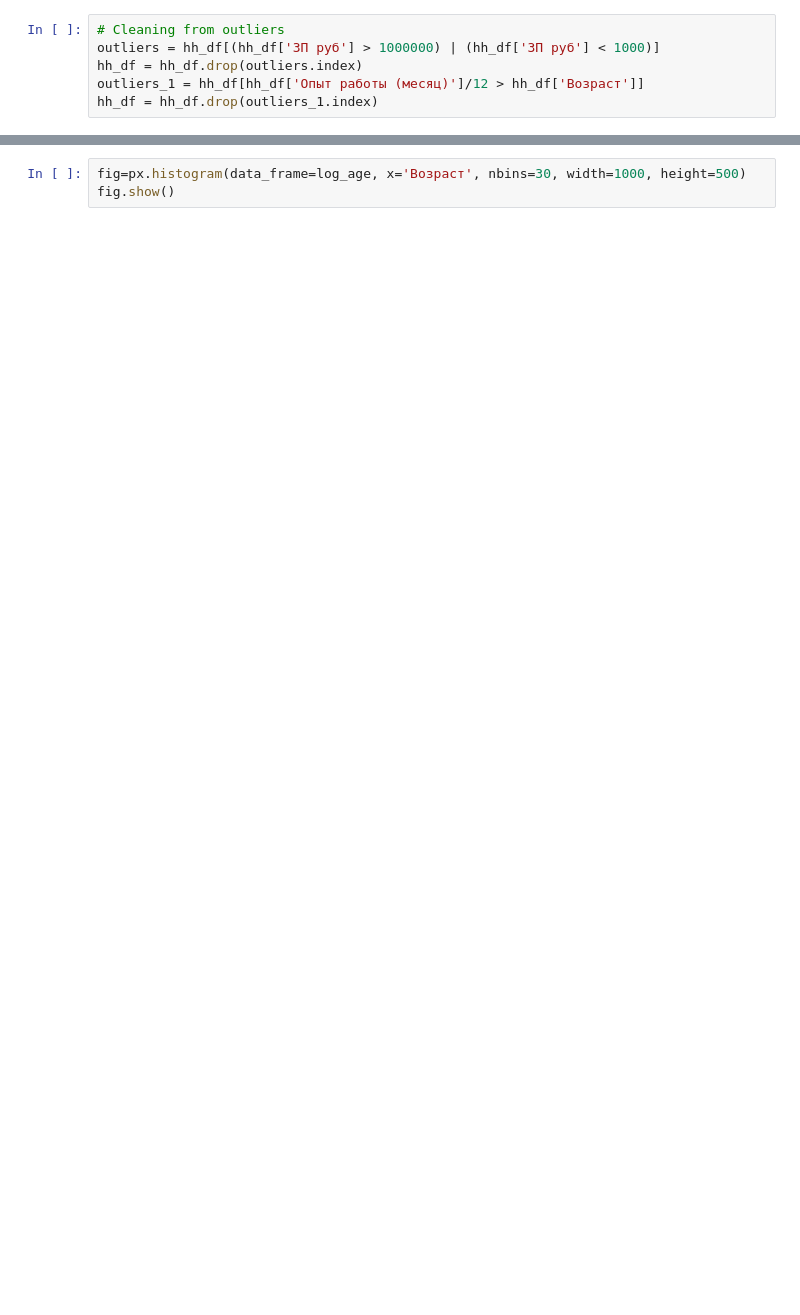
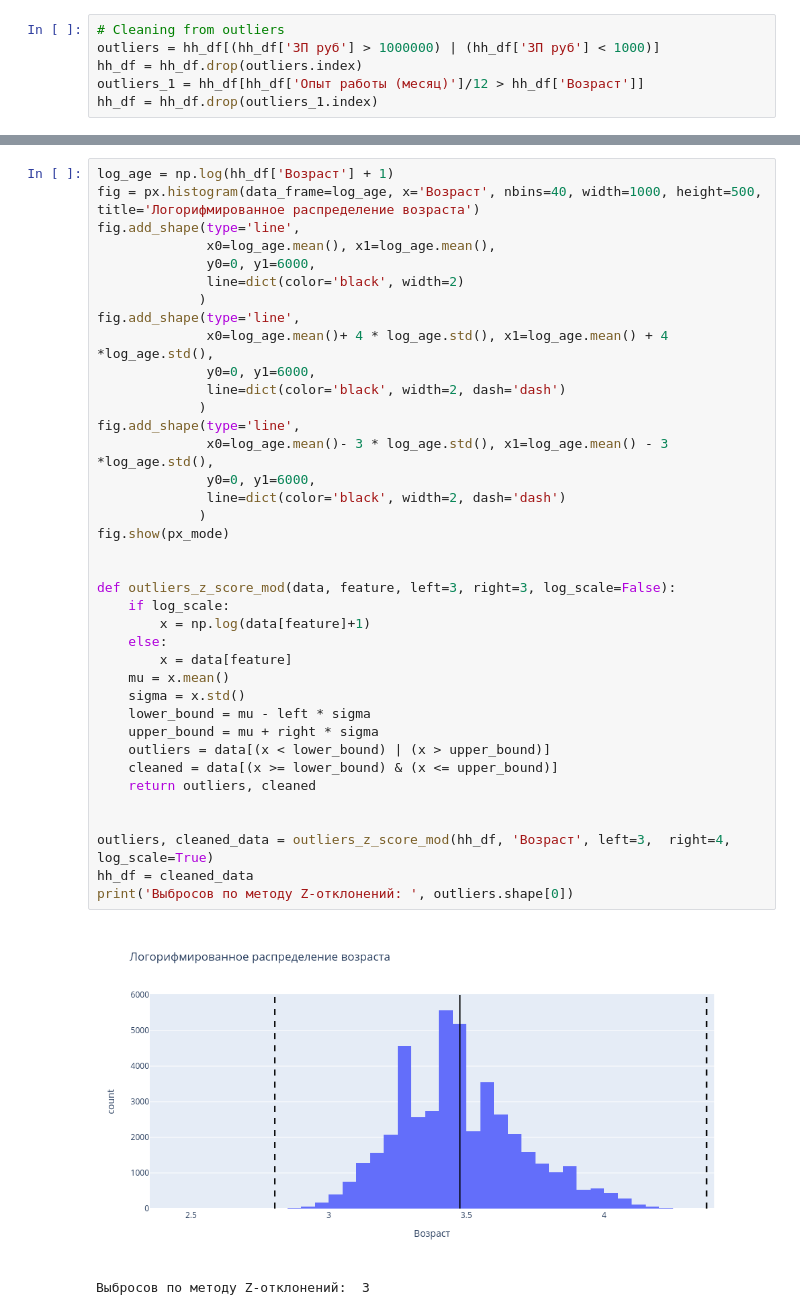
Before and after one commit to smoke0leg/project_01, a Jupyter notebook: project01.ipynb, the cells around one changed output, grey strips where cells are left out. Drawn from its saved outputs; the diff is of its cells as text; blank space fills up the shorter version.

```diff
--- a/project01.ipynb
+++ b/project01.ipynb
@@ -473,3 +461,41 @@ histplot = sns.histplot(log_age, bins=30, ax=ax)
-# %%
-fig=px.histogram(data_frame=log_age, x='Возраст', nbins=30, width=1000, height=500)
-fig.show()
+# %%
+log_age = np.log(hh_df['Возраст'] + 1)
+fig = px.histogram(data_frame=log_age, x='Возраст', nbins=40, width=1000, height=500, title='Логорифмированное распределение возраста')
+fig.add_shape(type='line',
+              x0=log_age.mean(), x1=log_age.mean(),
+              y0=0, y1=6000,
+              line=dict(color='black', width=2)
+             )
+fig.add_shape(type='line',
+              x0=log_age.mean()+ 4 * log_age.std(), x1=log_age.mean() + 4 *log_age.std(),
+              y0=0, y1=6000,
+              line=dict(color='black', width=2, dash='dash')
+             )
+fig.add_shape(type='line',
+              x0=log_age.mean()- 3 * log_age.std(), x1=log_age.mean() - 3 *log_age.std(),
+              y0=0, y1=6000,
+              line=dict(color='black', width=2, dash='dash')
+             )
+fig.show(px_mode)
+
+
+def outliers_z_score_mod(data, feature, left=3, right=3, log_scale=False):
+    if log_scale:
+        x = np.log(data[feature]+1)
+    else:
+        x = data[feature]
+    mu = x.mean()
+    sigma = x.std()
+    lower_bound = mu - left * sigma
+    upper_bound = mu + right * sigma
+    outliers = data[(x < lower_bound) | (x > upper_bound)]
+    cleaned = data[(x >= lower_bound) & (x <= upper_bound)]
+    return outliers, cleaned
+
+
+outliers, cleaned_data = outliers_z_score_mod(hh_df, 'Возраст', left=3,  right=4, log_scale=True)
+hh_df = cleaned_data
+print('Выбросов по методу Z-отклонений: ', outliers.shape[0])
+# %% [output]
+[figure, added]
+Выбросов по методу Z-отклонений:  3
```
Also changed, not shown: parts of 14 cells of this notebook, 1 other file.
